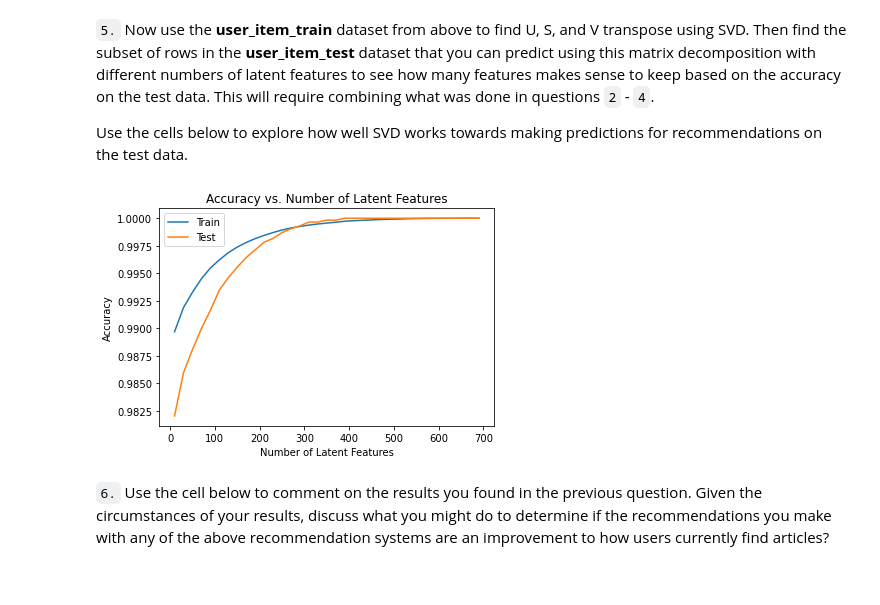
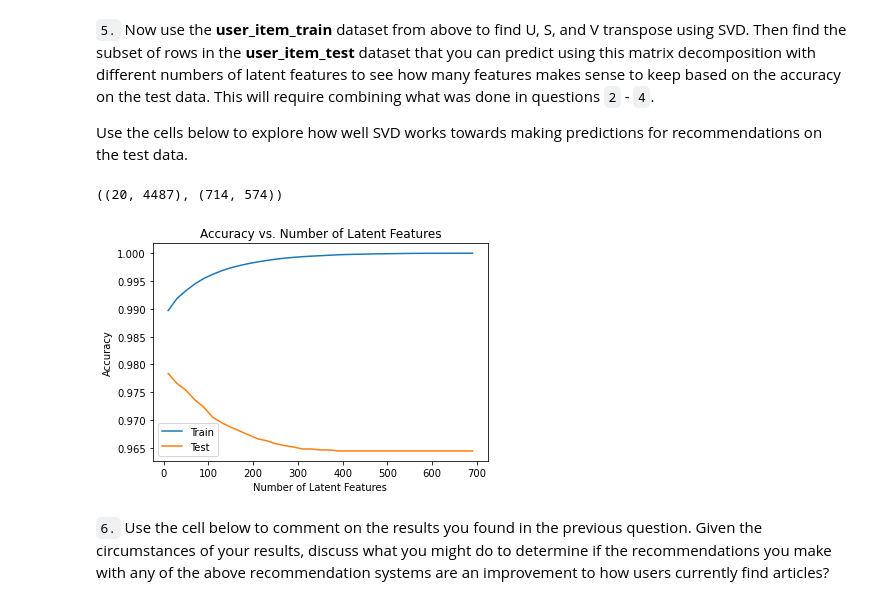
Before and after one commit to HashemSami/recommendations_with_IBM, a Jupyter notebook: Recommendations_with_IBM.ipynb, the cells around one changed output. Saved outputs shown, nothing was run; the diff lists cells and outputs as text; code cells hidden in the pictures.

Commit message:
fixing recommender training

```diff
--- a/Recommendations_with_IBM.ipynb
+++ b/Recommendations_with_IBM.ipynb
@@ -814,3 +822,17 @@ test_subset = user_item_train.loc[user_item_train.index.isin(test_idx), test_art
+# %%
+test_subset = user_item_test[test_idx.isin(user_item_train.index)]
+
+row_idx = user_item_train.index.isin(test_subset.index)
+col_idx = user_item_train.columns.isin(test_arts)
+
+
+u_test = u_train[row_idx, :]
+vt_test = vt_train[:, col_idx]
+# %%
+
+u_test.shape, vt_test.shape
+# %% [output]
+((20, 4487), (714, 574))
 # %%
 # Use these cells to see how well you can use the training
 # decomposition to predict on test data
@@ -818,36 +840,36 @@ test_subset = user_item_train.loc[user_item_train.index.isin(test_idx), test_art
 num_latent_feats = np.arange(10,700+10,20)
 sum_errs_train = []
 sum_errs_test = []
 
 for k in num_latent_feats:
     # restructure with k latent features
     s_new_train, u_new_train, vt_new_train = np.diag(s_train[:k]), u_train[:, :k], vt_train[:k, :]
 
     u_new_test, vt_new_test = u_test[:,:k], vt_test[:k,:]
 
     # take dot product
     user_item_est_train = np.around(np.dot(np.dot(u_new_train, s_new_train), vt_new_train))
     user_item_est_test = np.around(np.dot(np.dot(u_new_test, s_new_train), vt_new_test))
 
     # compute error for each prediction to actual value
     diffs_train = np.subtract(user_item_train, user_item_est_train)
     diffs_test = np.subtract(test_subset, user_item_est_test)
 
     # total errors and keep track of them
     err_train = np.sum(np.sum(np.abs(diffs_train)))
     err_test = np.sum(np.sum(np.abs(diffs_test)))
     sum_errs_train.append(err_train)
     sum_errs_test.append(err_test)
 
 
-plt.plot(num_latent_feats, 1 - np.array(sum_errs_train)/(user_item_train.shape[0] * user_item_test.shape[1]), label='Train');
-plt.plot(num_latent_feats, 1 - np.array(sum_errs_test)/(test_subset.shape[0] * user_item_test.shape[1]), label='Test');
+plt.plot(num_latent_feats, 1 - np.array(sum_errs_train)/(user_item_train.shape[0] * test_subset.shape[1]), label='Train');
+plt.plot(num_latent_feats, 1 - np.array(sum_errs_test)/(test_subset.shape[0] * test_subset.shape[1]), label='Test');
 plt.legend()
 plt.xlabel('Number of Latent Features');
 plt.ylabel('Accuracy');
 plt.title('Accuracy vs. Number of Latent Features');
 # %% [output]
-[figure, old version]
+[figure, new version]
 # %% [markdown]
 `6.` Use the cell below to comment on the results you found in the previous question. Given the circumstances of your results, discuss what you might do to determine if the recommendations you make with any of the above recommendation systems are an improvement to how users currently find articles?
 # %% [markdown]
```
Also changed, not shown: parts of 7 cells of this notebook, 1 other file.
